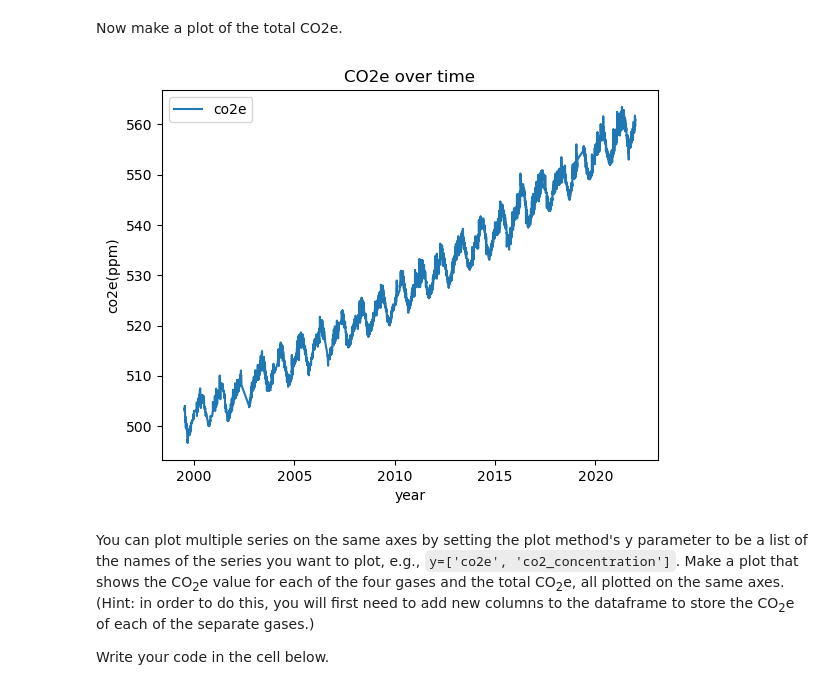
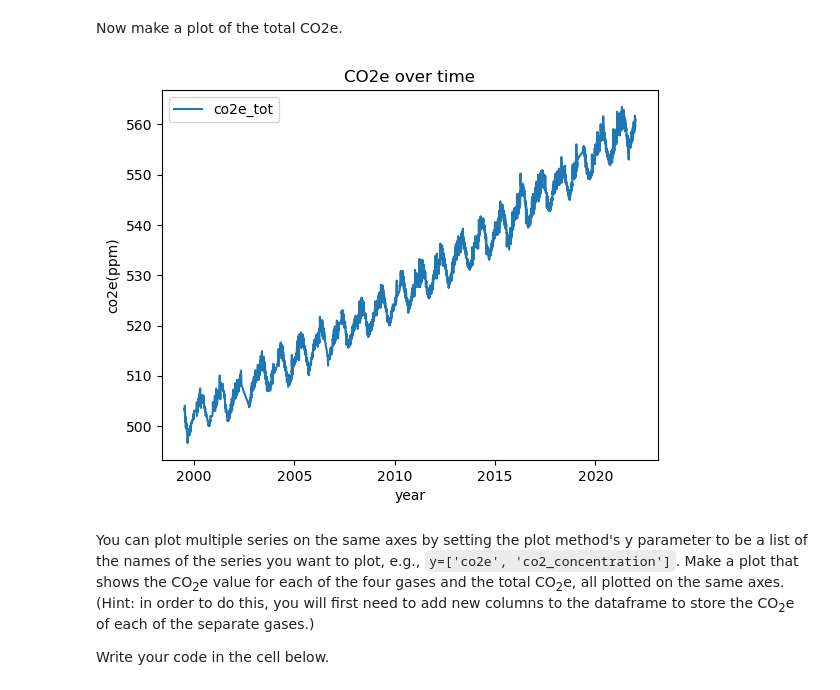
Before and after one commit to adhirajbane13/Uni_Sheffield_Module_Work, a Jupyter notebook: DS-with-python/040_working_with_pandas.ipynb, the cells around one changed output. Cells and saved outputs as stored; diff of their text form; code cells hidden in the pictures.

```diff
--- a/DS-with-python/040_working_with_pandas.ipynb
+++ b/DS-with-python/040_working_with_pandas.ipynb
@@ -312,10 +335,10 @@ print(tot_df)
 Now make a plot of the total CO2e.
 # %%
 # WRITE SOLUTION HERE
-plot2 = tot_df.plot(x='decimal_year', y='co2e',xlabel='year',ylabel='co2e(ppm)',title='CO2e over time')
+plot2 = tot_df.plot(x='decimal_year', y='co2e_tot',xlabel='year',ylabel='co2e(ppm)',title='CO2e over time')
 plot2.figure.savefig('pandas_plot1.jpg')
 # %% [output]
-[figure, old version]
+[figure, new version]
 # %% [markdown]
 You can plot multiple series on the same axes by setting the plot method's y parameter to be a list of the names of the series you want to plot, e.g., `y=['co2e', 'co2_concentration']`. Make a plot that shows the CO<sub>2</sub>e value for each of the four gases and the total CO<sub>2</sub>e, all plotted on the same axes. (Hint: in order to do this, you will first need to add new columns to the dataframe to store the CO<sub>2</sub>e of each of the separate gases.)
 
```
Also changed, not shown: parts of 4 cells of this notebook, 17 other files.
